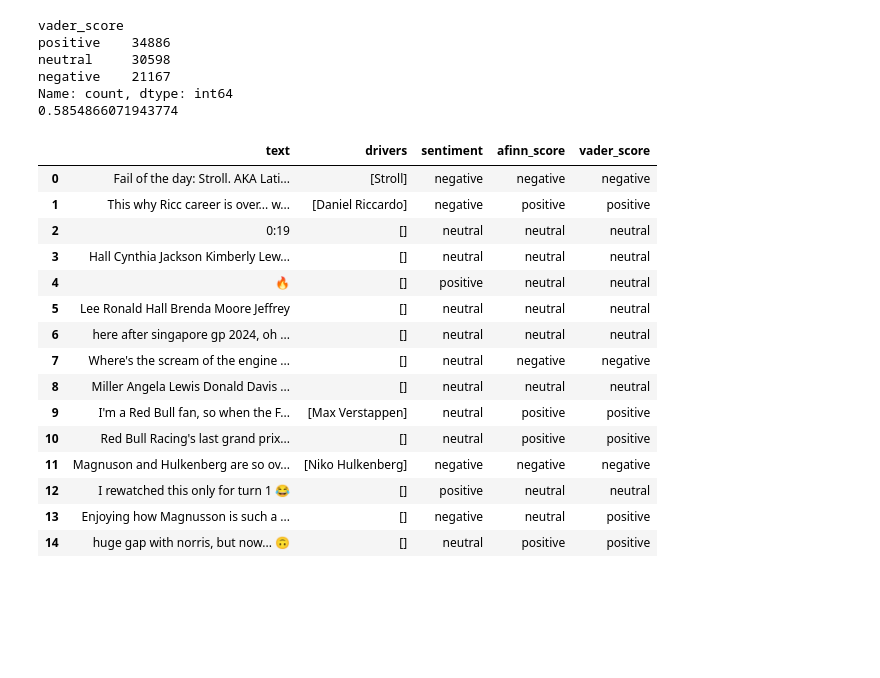
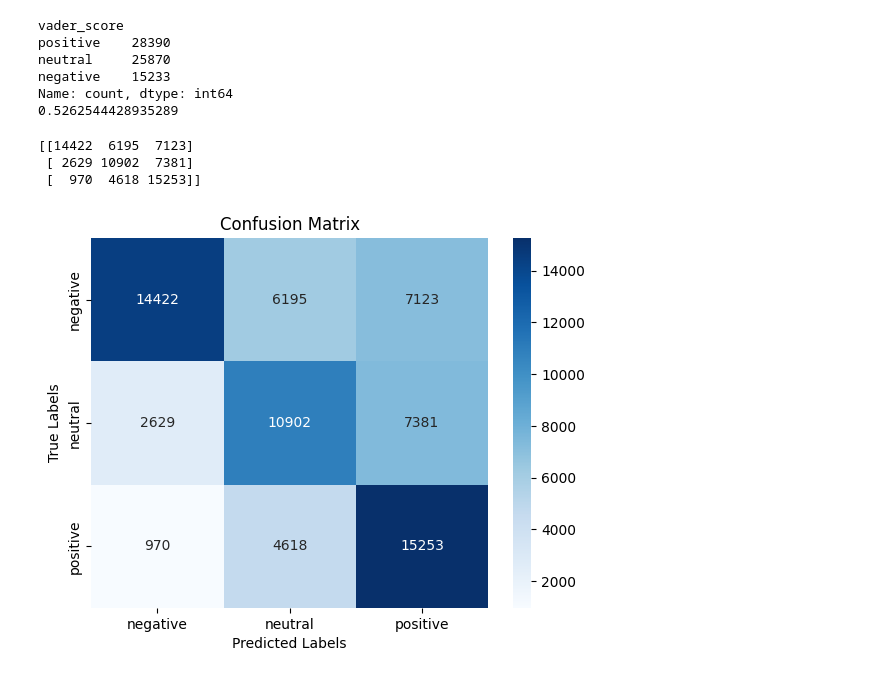
Before and after one commit to KacperST/sentiment-analysis, a Jupyter notebook: real_dataset.ipynb, the cells around one changed output. Cells and saved outputs as stored; diff of their text form; code cells hidden in the pictures; blank space fills up the shorter version.

```diff
--- a/real_dataset.ipynb
+++ b/real_dataset.ipynb
@@ -89,9 +157,9 @@ from nltk.sentiment.vader import SentimentIntensityAnalyzer
 vader = SentimentIntensityAnalyzer()
 
 def map_score_vader(score):
-    if score['compound'] > 0.01:
+    if score['compound'] >= 0.05:
         return 'positive'
-    elif score['compound'] < -0.01:
+    elif score['compound'] <= -0.05:
         return 'negative'
     else:
         return 'neutral'
@@ -99,27 +167,10 @@ def map_score_vader(score):
 df['vader_score'] = df['text'].apply(lambda x: map_score_vader(vader.polarity_scores(x)))
 print(df.vader_score.value_counts())
 print(accuracy_score(df['sentiment'], df['vader_score']))
-df.head(15)
 # %% [output]
 vader_score
-positive    34886
-neutral     30598
-negative    21167
+positive    28390
+neutral     25870
+negative    15233
 Name: count, dtype: int64
-0.5854866071943774
+0.5262544428935289
-|  | text | drivers | sentiment | afinn_score | vader_score |
-| 0 | Fail of the day: Stroll. AKA Lati... | [Stroll] | negative | negative | negative |
-| 1 | This why Ricc career is over... w... | [Daniel Riccardo] | negative | positive | positive |
-| 2 | 0:19 | [] | neutral | neutral | neutral |
-| 3 | Hall Cynthia Jackson Kimberly Lew... | [] | neutral | neutral | neutral |
-| 4 | 🔥 | [] | positive | neutral | neutral |
-| 5 | Lee Ronald Hall Brenda Moore Jeffrey | [] | neutral | neutral | neutral |
-| 6 | here after singapore gp 2024, oh ... | [] | neutral | neutral | neutral |
-| 7 | Where's the scream of the engine ... | [] | neutral | negative | negative |
-| 8 | Miller Angela Lewis Donald Davis ... | [] | neutral | neutral | neutral |
-| 9 | I'm a Red Bull fan, so when the F... | [Max Verstappen] | neutral | positive | positive |
-| 10 | Red Bull Racing's last grand prix... | [] | neutral | positive | positive |
-| 11 | Magnuson and Hulkenberg are so ov... | [Niko Hulkenberg] | negative | negative | negative |
-| 12 | I rewatched this only for turn 1 😂 | [] | positive | neutral | neutral |
-| 13 | Enjoying how Magnusson is such a ... | [] | negative | neutral | positive |
-| 14 | huge gap with norris, but now... 🙃 | [] | neutral | positive | positive |
@@ -127,0 +177,14 @@ Name: count, dtype: int64
+# %%
+conf_matrix = confusion_matrix(df['sentiment'], df['vader_score'])
+print(conf_matrix)
+sns.heatmap(conf_matrix, annot=True, fmt='d', cmap='Blues', xticklabels=df['sentiment'].unique(), yticklabels=df['sentiment'].unique())
+plt.title('Confusion Matrix')
+plt.xlabel('Predicted Labels')
+plt.ylabel('True Labels')
+plt.savefig("vader_confusion_matrix.png")
+plt.show()
+# %% [output]
+[[14422  6195  7123]
+ [ 2629 10902  7381]
+ [  970  4618 15253]]
+[figure, added]
```
Also changed, not shown: parts of 15 cells of this notebook, 35 other files.
